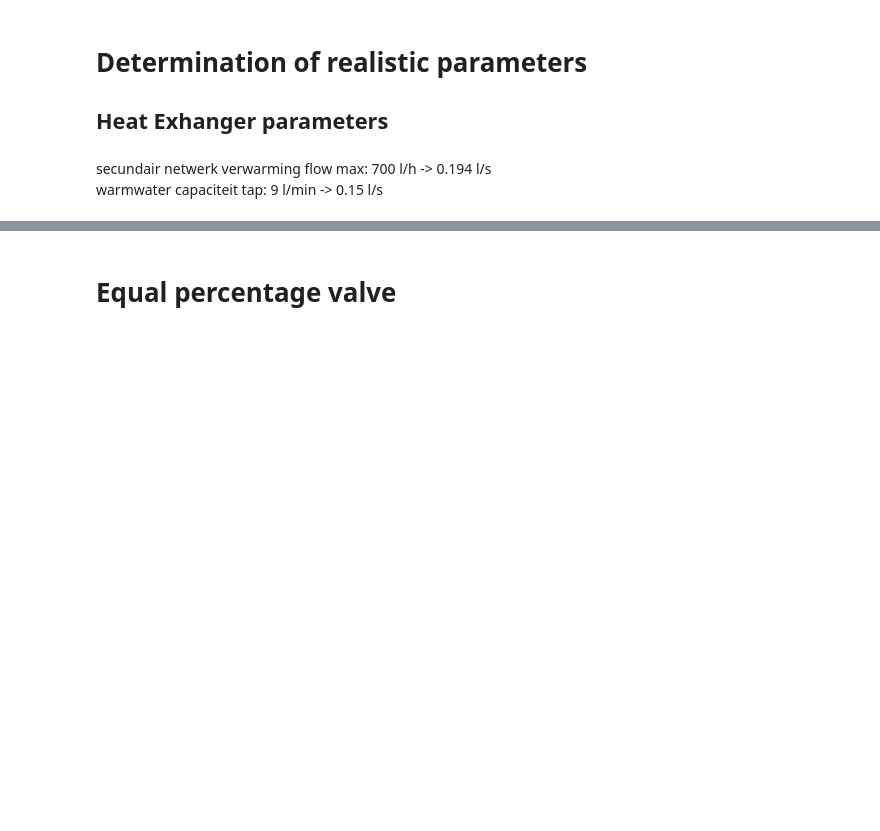
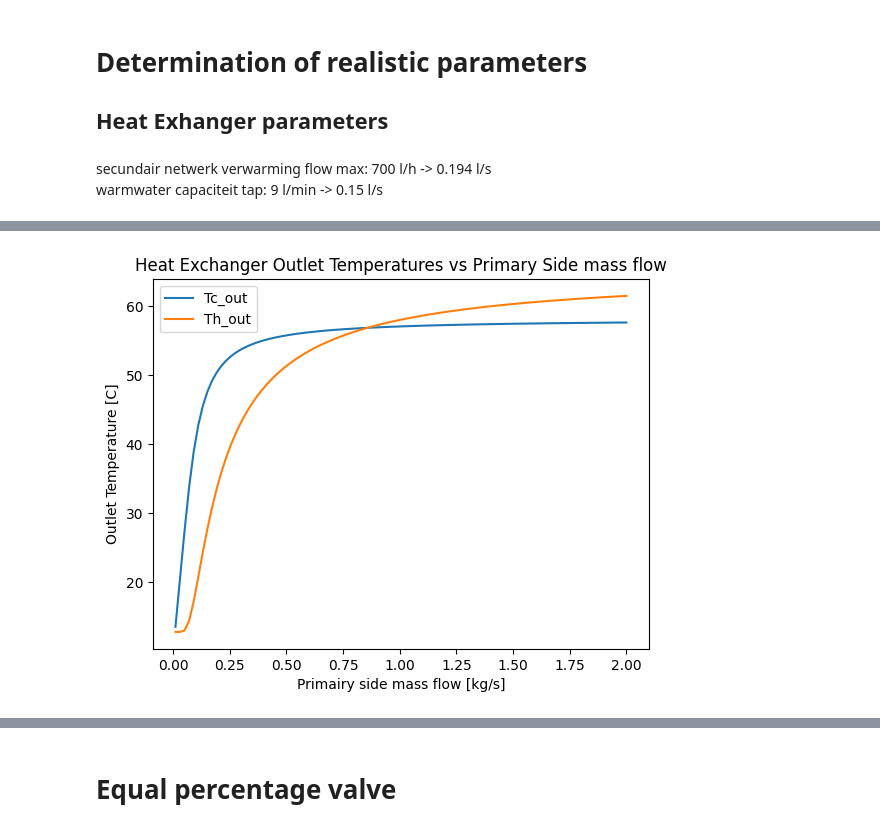
Before and after one commit to Pietervb2/thesis, a Jupyter notebook: obtain_realistic parameters.ipynb, the cells around one changed output, grey strips where cells are left out. Saved outputs shown, nothing was run; the diff lists cells and outputs as text; code cells hidden in the pictures; blank space fills up the shorter version.

Commit message:
reverse engineering

```diff
--- a/obtain_realistic parameters.ipynb
+++ b/obtain_realistic parameters.ipynb
@@ -103,0 +10,90 @@ Spaceheating: transferred heat with tapwater parameters 7305.180563416696
+# %%
+# Determination of Heat Exhanger parameters
+c_water = 4.18e3
+U = 4000  # Overall heat transfer coefficient [W/m2K] obtained via site https://www.engineeringtoolbox.com/heat-transfer-coefficients-exchangers-d_450.html
+
+# Qdot = U * As * F * delta_T_mean
+# For tapwater heater
+Th_in = 65
+Th_out = 35
+Tc_in = 10
+Tc_out = 60
+Qdot = 31e3 # W
+F = 0.95
+
+dTmean = (Th_in - Tc_out) - (Th_out - Tc_in) / \
+            np.log((Th_in - Tc_out)/(Th_out - Tc_in))
+
+UAs = Qdot / (dTmean * F)
+print(f'Tapwater: UAs = {UAs} W/K, U = 4000 W/m2K => As = {UAs/4000} m2')
+
+# For spaceheating, but here you assume the same power as over the tap water HEX
+Th_in = 65
+Th_out = 35
+Tc_in = 30
+Tc_out = 60
+F = 0.95
+
+delta1 = Th_in - Tc_out
+delta2 = Th_out - Tc_in
+
+if delta1 == delta2:
+    dTmean = delta1
+else:
+    dTmean = (delta1 - delta2) / \
+                np.log(delta1/delta2)
+
+Qdot = UAs * (dTmean * F)
+print(f'Spaceheating: transferred heat with tapwater parameters {Qdot}')
+
+# Higher UAs needed for tapwater requires less flow for the space heating system.
+# But now the problem is that the
+
+
+def NTU_method(mflow_h):
+
+    mflow_c = 0.15 # kg/s, max cold side flow rate
+
+    Th_in = 65
+    Tc_in = 10
+    F = 0.95
+
+    # Heat capacity rates
+    Cc = mflow_c * c_water
+    Ch = mflow_h * c_water
+
+    Cmin = min(Cc, Ch)
+    Cmax = max(Cc, Ch)
+    Cr = Cmin / Cmax
+
+    NTU = (UAs) / Cmin
+
+    # Effectiveness calculation for counterflow heat exchanger
+    if Cr != 1:
+        epsilon = (1 - np.exp(-NTU * (1 - Cr))) / (1 - Cr * np.exp(-NTU * (1 - Cr)))
+    else:
+        epsilon = NTU / (1 + NTU)
+
+    Q = F * epsilon * Cmin * (Th_in - Tc_in)
+
+    Tc_out = Tc_in + Q / Cc
+    Th_out = Th_in - Q / Ch
+
+    return Tc_out, Th_out
+
+mflowh_in = np.linspace(0.01,2,100)
+Tc_out_array = []
+Th_out_array = []
+for mflowh in mflowh_in:
+    Tc_out, Th_out = NTU_method(mflowh)
+    Tc_out_array.append(Tc_out)
+    Th_out_array.append(Th_out)
+
+plt.plot(mflowh_in, Tc_out_array, label='Tc_out')
+plt.plot(mflowh_in, Th_out_array, label='Th_out')
+plt.xlabel('Primairy side mass flow [kg/s]')
+plt.ylabel('Outlet Temperature [C]')
+plt.title('Heat Exchanger Outlet Temperatures vs Primary Side mass flow')
+plt.legend()
+plt.show()
+# %% [output]
@@ -104,2 +102,3 @@ Spaceheating: transferred heat with tapwater parameters 7305.180563416696
+[figure, added]
 # %% [markdown]
 # Pressure relation HEX
```
Also changed, not shown: parts of 9 cells of this notebook, 3 other files.
